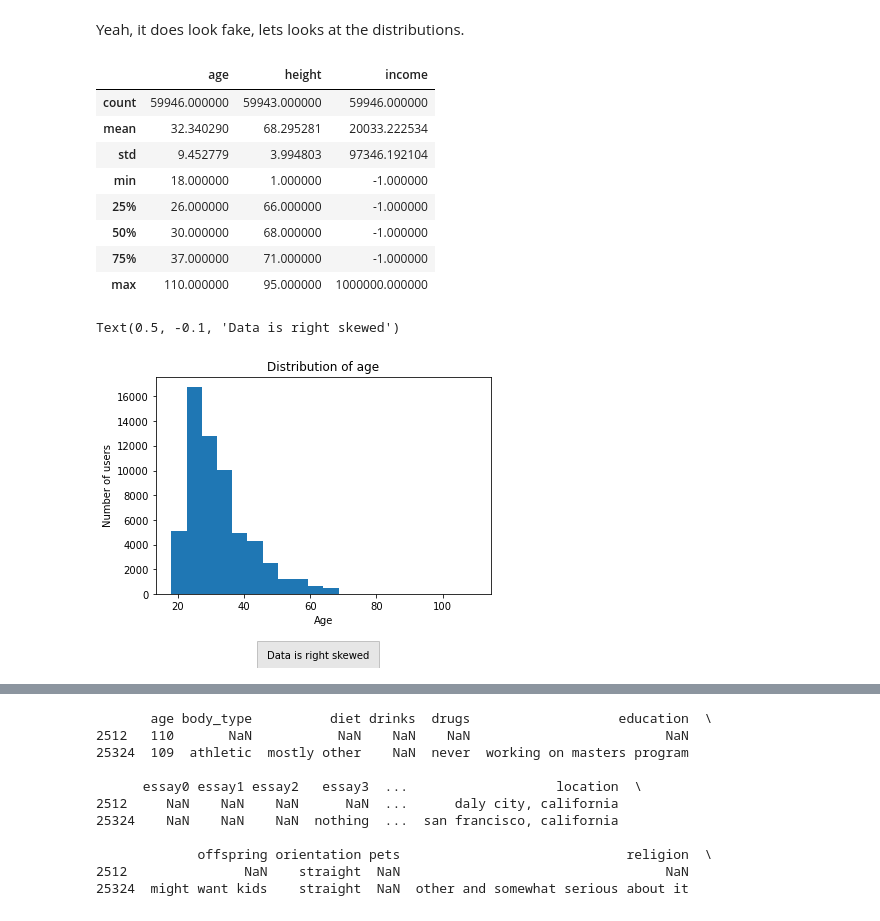
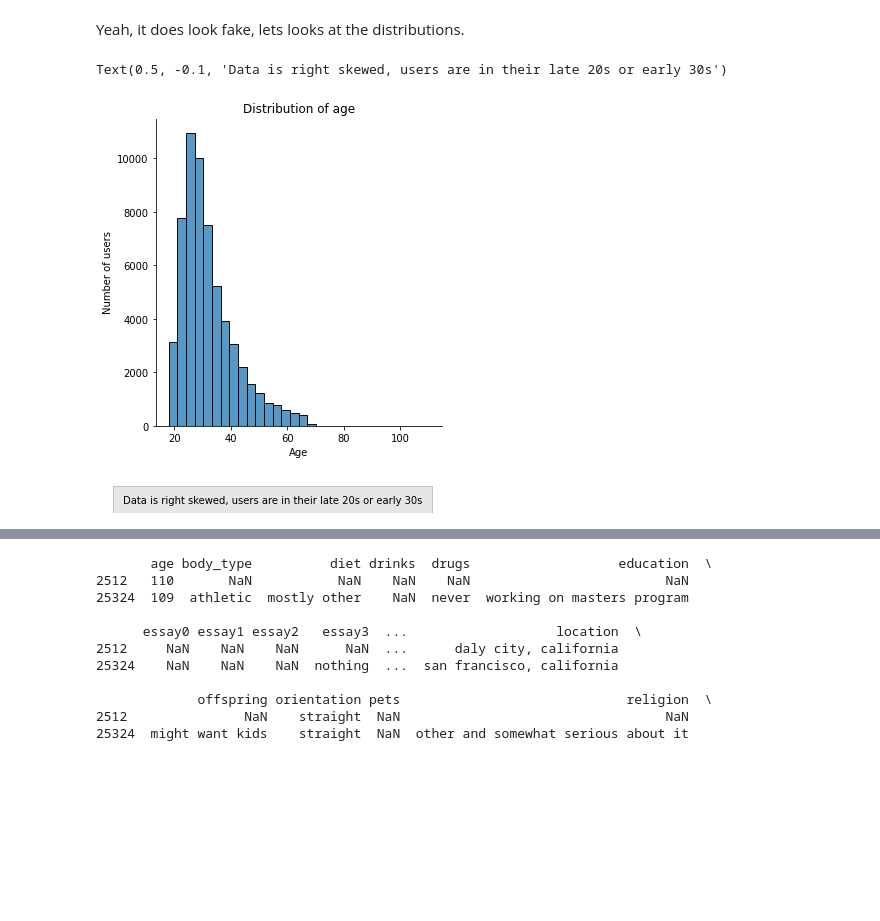
Before and after one commit to paulynamagana/OKCupid_challenge, a Jupyter notebook: date-a-scientist.ipynb, the cells around one changed output, grey strips where cells are left out. Cells and saved outputs as stored; diff of their text form; code cells hidden in the pictures; blank space fills up the shorter version.

```diff
--- a/date-a-scientist.ipynb
+++ b/date-a-scientist.ipynb
@@ -123,25 +170,13 @@ print(profiles[profiles.age == 110])
 [1 rows x 31 columns]
 # %% [markdown]
 Yeah, it does look fake, lets looks at the distributions.
-# %%
-profiles.describe()
-# %% [output]
-|  | age | height | income |
-| count | 59946.000000 | 59943.000000 | 59946.000000 |
-| mean | 32.340290 | 68.295281 | 20033.222534 |
-| std | 9.452779 | 3.994803 | 97346.192104 |
-| min | 18.000000 | 1.000000 | -1.000000 |
-| 25% | 26.000000 | 66.000000 | -1.000000 |
-| 50% | 30.000000 | 68.000000 | -1.000000 |
-| 75% | 37.000000 | 71.000000 | -1.000000 |
-| max | 110.000000 | 95.000000 | 1000000.000000 |
 # %%
 #Plot histogram
-plt.hist(profiles.age, bins=20)
+sns.displot(profiles.age, bins=30)
 plt.title("Distribution of age")
 plt.ylabel("Number of users")
 plt.xlabel("Age")
-plt.figtext(0.5, -0.1, "Data is right skewed", ha="center", fontsize=10, bbox={"facecolor":"grey", "alpha":0.2, "pad":10})
+plt.figtext(0.5, -0.1, "Data is right skewed, users are in their late 20s or early 30s", ha="center", fontsize=10, bbox={"facecolor":"grey", "alpha":0.2, "pad":10})
 # %% [output]
-Text(0.5, -0.1, 'Data is right skewed')
+Text(0.5, -0.1, 'Data is right skewed, users are in their late 20s or early 30s')
-[figure, old version]
+[figure, new version]
```
Also changed, not shown: parts of 14 cells of this notebook.
